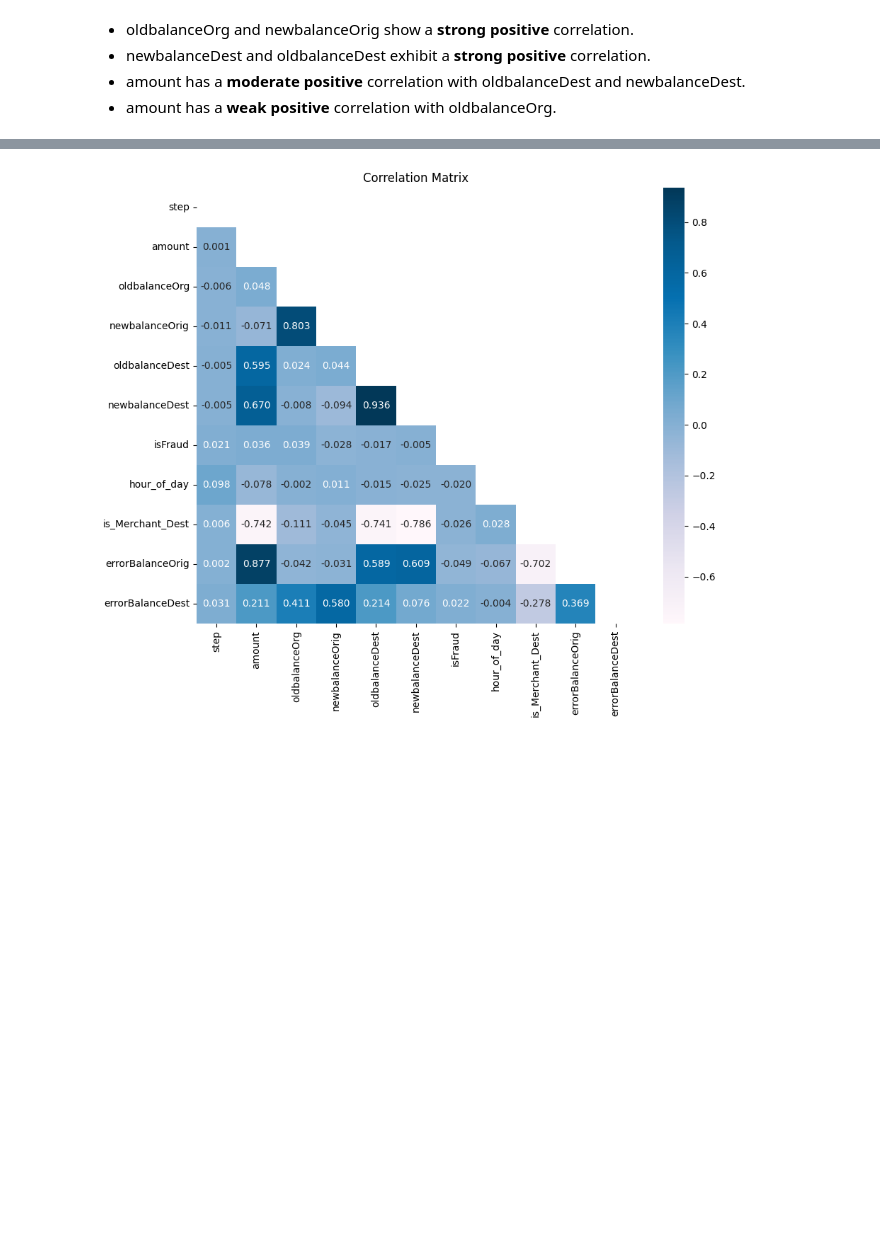
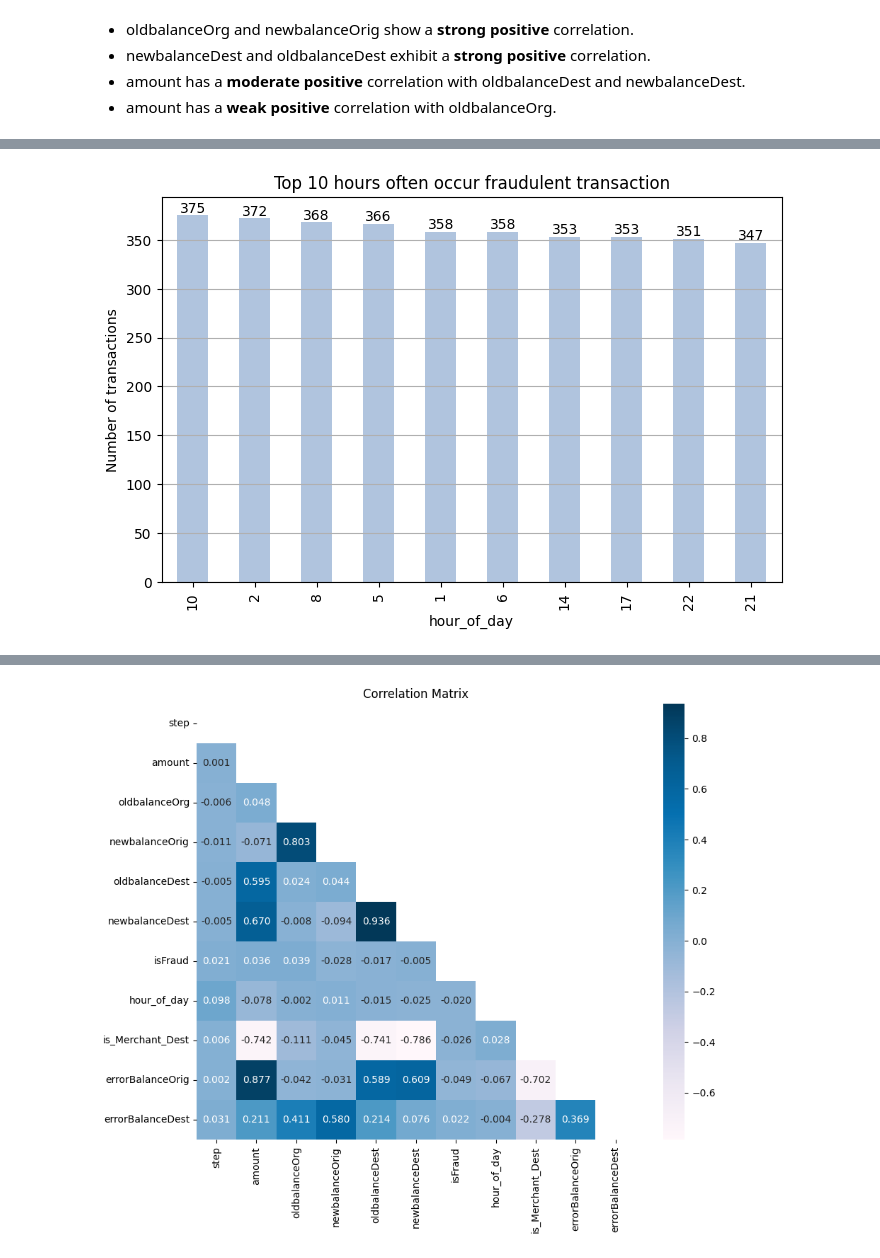
Before and after one commit to luunguyentankhai/ADY201m, a Jupyter notebook: preprocessing/data_cleaning.ipynb, the cells around one changed output, grey strips where cells are left out. Saved outputs shown, nothing was run; the diff lists cells and outputs as text; code cells hidden in the pictures; blank space fills up the shorter version.

```diff
--- a/preprocessing/data_cleaning.ipynb
+++ b/preprocessing/data_cleaning.ipynb
@@ -477,0 +493,16 @@ df.loc[df['is_Merchant_Dest'] == 1, 'errorBalanceDest'] = 0
+# %%
+df1 = df[df['isFraud'] == 1]
+df2 = df1['hour_of_day'].value_counts().head(10)
+
+plt.figure(figsize= (8,5))
+ax = df2.plot(kind= 'bar', color= 'lightsteelblue')
+
+for container in ax.containers:
+    ax.bar_label(container)
+
+plt.title('Top 10 hours often occur fraudulent transaction')
+plt.ylabel("Number of transactions")
+plt.grid(axis= 'y')
+plt.show()
+# %% [output]
+[figure, added]
```
Also changed, not shown: parts of 4 cells of this notebook, 1 other file.
